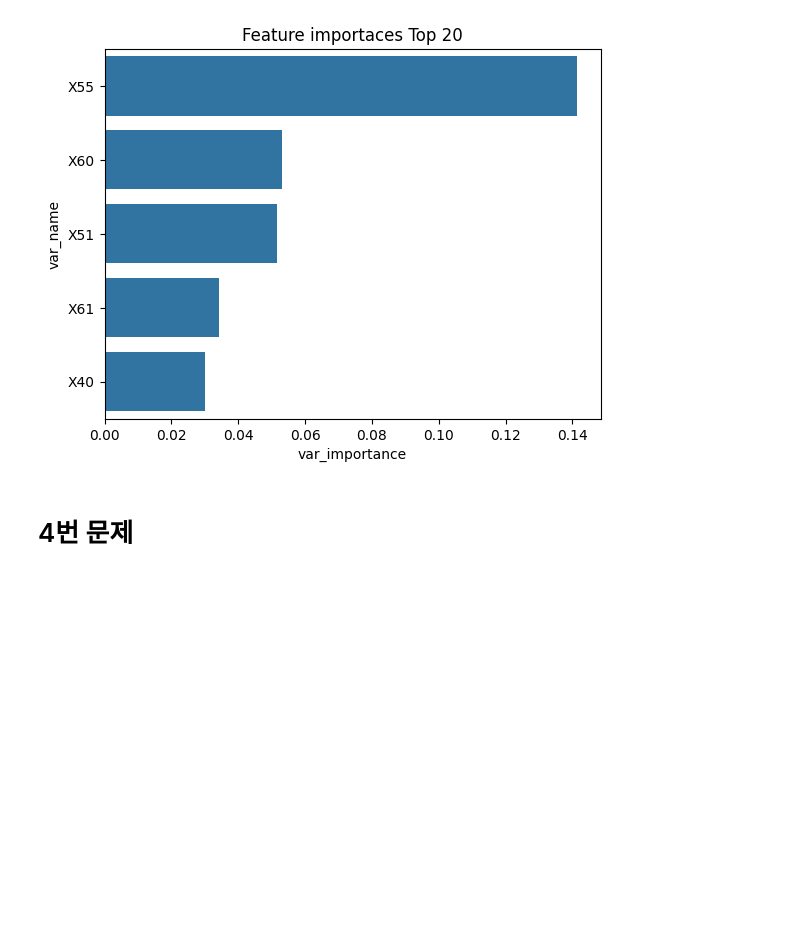
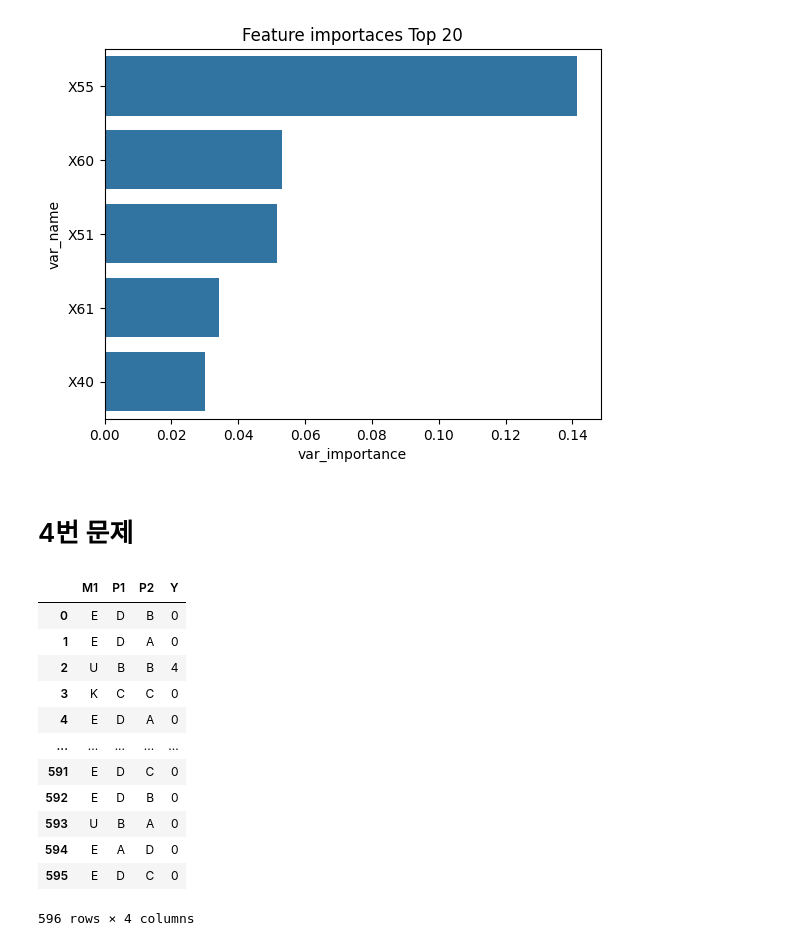
Before and after one commit to bonheon/learning-website, a Jupyter notebook: DSS Python/Data lv4/24년도 실습문제/24년도 실습 문제 풀이.ipynb, the cells around one changed output. Saved outputs shown, nothing was run; the diff lists cells and outputs as text; code cells hidden in the pictures; blank space fills up the shorter version.

```diff
--- a/DSS Python/Data lv4/24년도 실습문제/24년도 실습 문제 풀이.ipynb
+++ b/DSS Python/Data lv4/24년도 실습문제/24년도 실습 문제 풀이.ipynb
@@ -335,0 +343,16 @@ f1_score:
+# %%
+data
+# %% [output]
+|  | M1 | P1 | P2 | Y |
+| 0 | E | D | B | 0 |
+| 1 | E | D | A | 0 |
+| 2 | U | B | B | 4 |
+| 3 | K | C | C | 0 |
+| 4 | E | D | A | 0 |
+| ... | ... | ... | ... | ... |
+| 591 | E | D | C | 0 |
+| 592 | E | D | B | 0 |
+| 593 | U | B | A | 0 |
+| 594 | E | A | D | 0 |
+| 595 | E | D | C | 0 |
+596 rows × 4 columns
```
Also changed, not shown: parts of 3 cells of this notebook.
